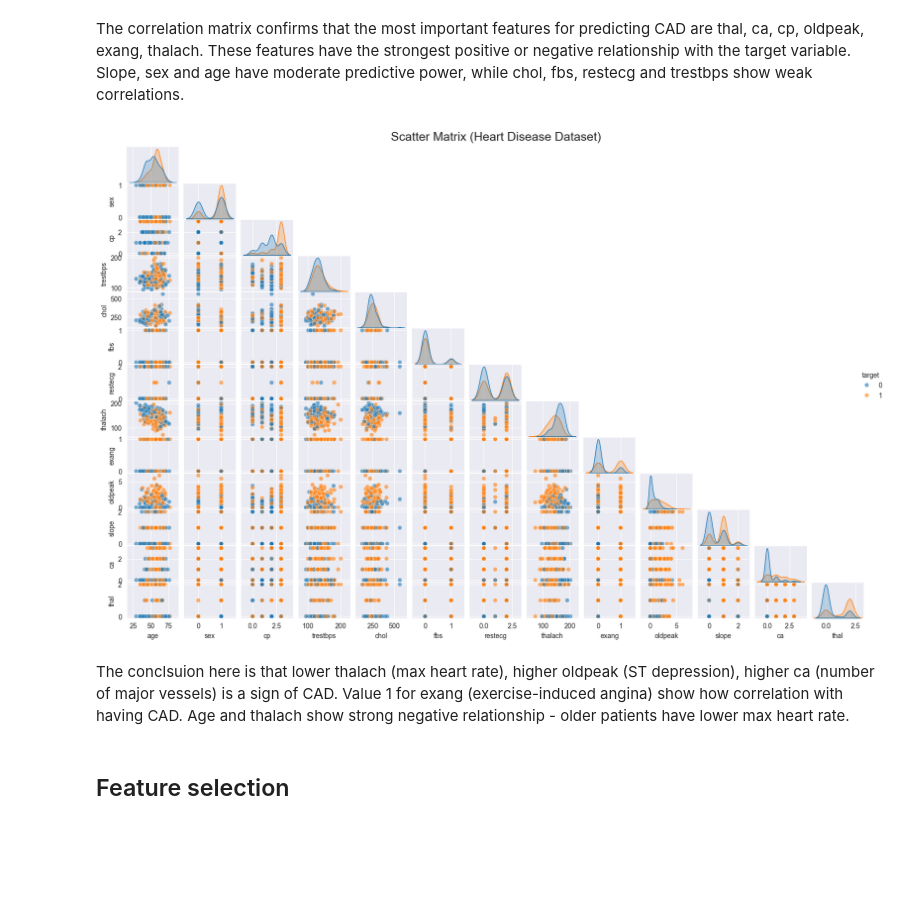
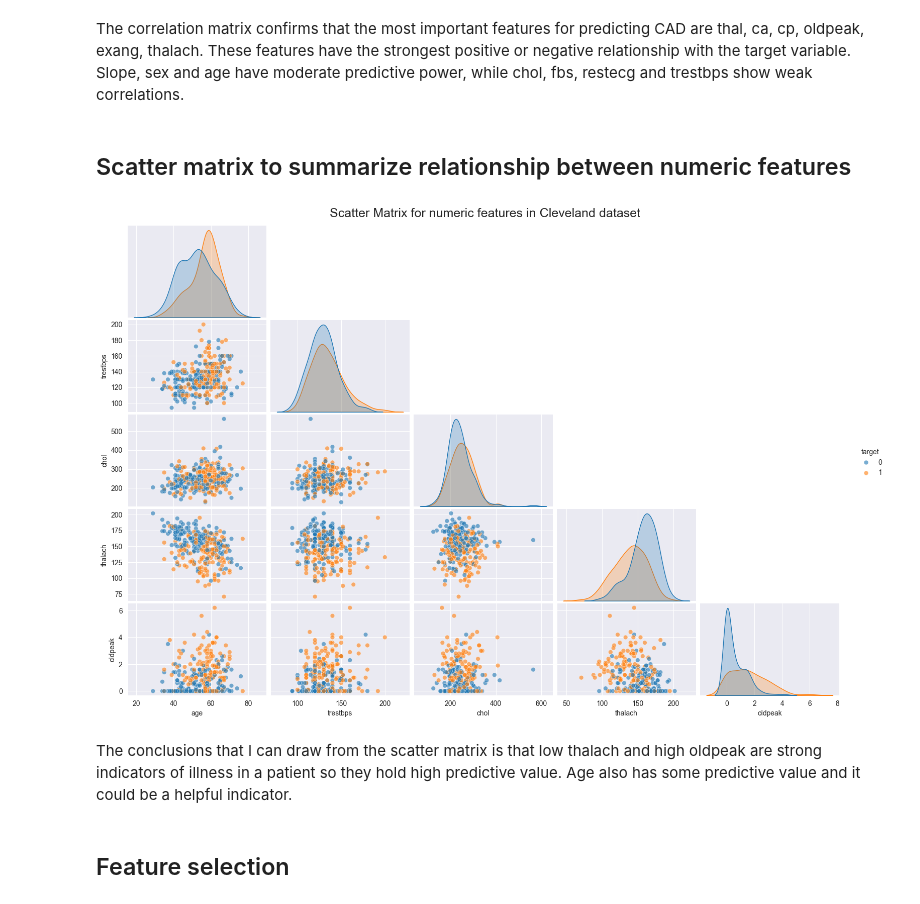
Before and after one commit to Preslavva/CAD_ML_Model, a Jupyter notebook: CAD.ipynb, the cells around one changed output. Cells and saved outputs as stored; diff of their text form; code cells hidden in the pictures; blank space fills up the shorter version.

```diff
--- a/CAD.ipynb
+++ b/CAD.ipynb
@@ -196,25 +200,31 @@ plt.show()
 [figure]
 # %% [markdown]
 The correlation matrix confirms that the most important features for predicting CAD are thal, ca, cp, oldpeak, exang, thalach. These features have the strongest positive or negative relationship with the target variable. Slope, sex and age have moderate predictive power, while chol, fbs, restecg and trestbps show weak correlations.
+# %% [markdown]
+## Scatter matrix to summarize relationship between numeric features
 # %%
 import seaborn as sns
 import matplotlib.pyplot as plt
 
+numeric_features = ['age', 'trestbps', 'chol', 'thalach', 'oldpeak']
+plot_df = cleveland_df[numeric_features + ['target']]
+
 sns.pairplot(
-    cleveland_df,
+    plot_df,
     hue='target',
     diag_kind='kde',
     corner=True,
     plot_kws={'s': 40, 'alpha': 0.6}
 )
 
+# Adjust figure size and title
 plt.gcf().set_size_inches(16, 10)
-plt.suptitle("Scatter Matrix (Heart Disease Dataset)", fontsize=18, y=1.02)
+plt.suptitle("Scatter Matrix for numeric features in Cleveland dataset", fontsize=18, y=1.02)
 plt.show()
 # %% [output]
-[figure, old version]
+[figure, new version]
 # %% [markdown]
-The conclsuion here is that lower thalach (max heart rate), higher oldpeak (ST depression), higher ca (number of major vessels) is a sign of CAD. Value 1 for exang (exercise-induced angina) show how correlation with having CAD. Age and thalach show strong negative relationship - older patients have lower max heart rate.
+The conclusions that I can draw from the scatter matrix is that low thalach and high oldpeak are strong indicators of illness in a patient so they hold high predictive value. Age also has some predictive value and it could be a helpful indicator.
 # %% [markdown]
 ## Feature selection
 # %%
```
Also changed, not shown: parts of 110 cells of this notebook, 1 other file.
